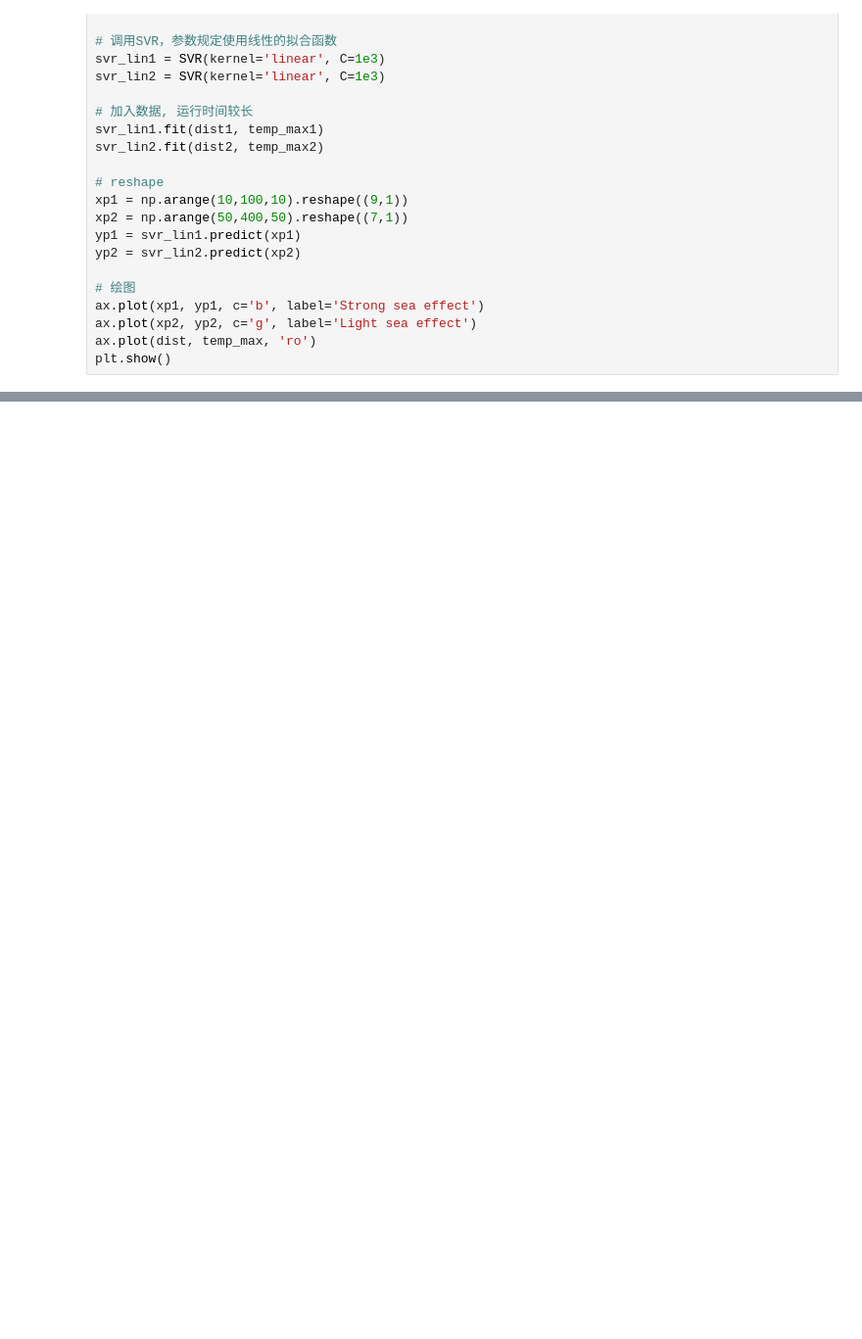
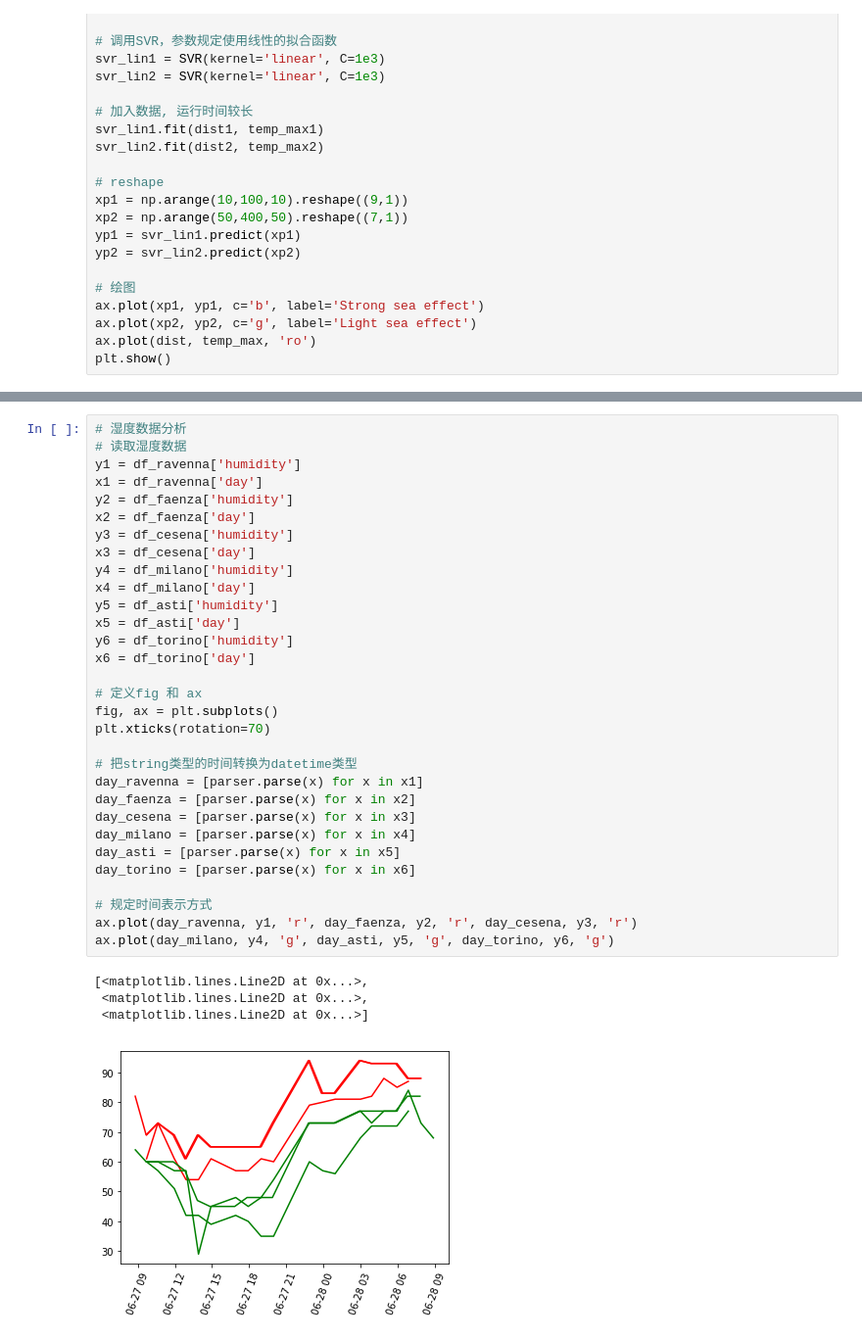
Before and after one commit to GYT0313/JupyterNotebook, a Jupyter notebook: JupyterNotebook/matplotlib/data_visualization/shiyan/shiyan4/weather.ipynb, the cells around one changed output, grey strips where cells are left out. Shown: that part at 98% size. Saved outputs shown, nothing was run; the diff lists cells and outputs as text; blank space fills up the shorter version.

```diff
--- a/JupyterNotebook/matplotlib/data_visualization/shiyan/shiyan4/weather.ipynb
+++ b/JupyterNotebook/matplotlib/data_visualization/shiyan/shiyan4/weather.ipynb
@@ -202,0 +221,36 @@ plt.plot(x,line1(x),x,line2(x),result,line1(result),'ro')
+# %%
+# 湿度数据分析
+# 读取湿度数据
+y1 = df_ravenna['humidity']
+x1 = df_ravenna['day']
+y2 = df_faenza['humidity']
+x2 = df_faenza['day']
+y3 = df_cesena['humidity']
+x3 = df_cesena['day']
+y4 = df_milano['humidity']
+x4 = df_milano['day']
+y5 = df_asti['humidity']
+x5 = df_asti['day']
+y6 = df_torino['humidity']
+x6 = df_torino['day']
+
+# 定义fig 和 ax
+fig, ax = plt.subplots()
+plt.xticks(rotation=70)
+
+# 把string类型的时间转换为datetime类型
+day_ravenna = [parser.parse(x) for x in x1]
+day_faenza = [parser.parse(x) for x in x2]
+day_cesena = [parser.parse(x) for x in x3]
+day_milano = [parser.parse(x) for x in x4]
+day_asti = [parser.parse(x) for x in x5]
+day_torino = [parser.parse(x) for x in x6]
+
+# 规定时间表示方式
+ax.plot(day_ravenna, y1, 'r', day_faenza, y2, 'r', day_cesena, y3, 'r')
+ax.plot(day_milano, y4, 'g', day_asti, y5, 'g', day_torino, y6, 'g')
+# %% [output]
+[<matplotlib.lines.Line2D at 0x...>,
+ <matplotlib.lines.Line2D at 0x...>,
+ <matplotlib.lines.Line2D at 0x...>]
+[figure, added]
```
Also changed, not shown: parts of 12 cells of this notebook, 6 other files.
